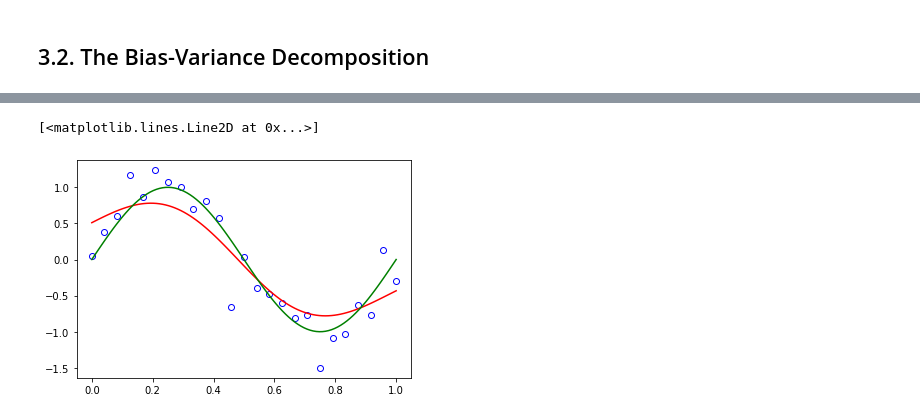
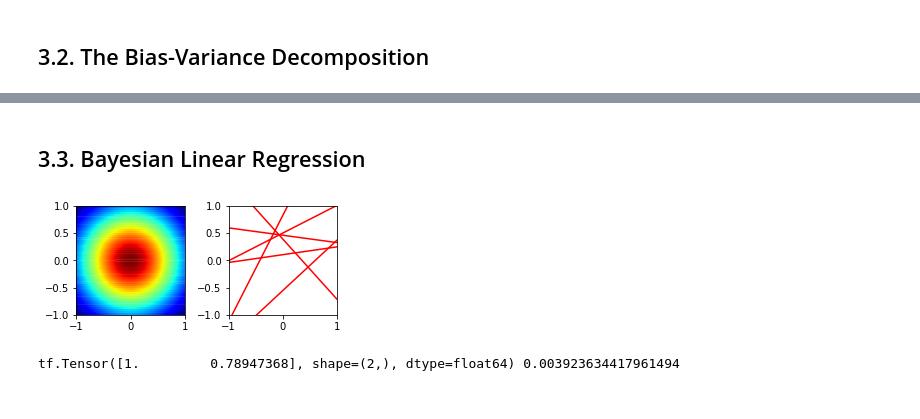
Before and after one commit to bt22dr/PRML, a Jupyter notebook: PRML_chapter_3.ipynb, the cells around one changed output, grey strips where cells are left out. Drawn from its saved outputs; the diff is of its cells as text; code cells hidden in the pictures.

```diff
--- a/PRML_chapter_3.ipynb
+++ b/PRML_chapter_3.ipynb
@@ -313,26 +312,22 @@ for i, lamb in enumerate(lamb_list):
-# %%
-M = 25
-x, t = create_toy_data(sinusoidal, M, 0.25)
-
-design_mat = gaussian_basis_functions(x, np.linspace(0, 1, M), 0.2)
-lamb = 10.0
-I = tf.eye(M, dtype=tf.float64)
-w = tf.linalg.matvec(
-    tf.linalg.matmul(
-        tf.linalg.inv(
-            tf.add(
-                lamb * I,
-                tf.linalg.matmul(tf.transpose(design_mat), design_mat))),
-        tf.transpose(design_mat)),
-    t) # 식 3.28
-
-plot_x = tf.cast(np.linspace(0, 1, 100), tf.float64)
-design_mat = gaussian_basis_functions(plot_x, np.linspace(0, 1, M), 0.2)
-plot_y = tf.linalg.matvec(design_mat, w)
-
-plt.plot(x, t, 'bo', markerfacecolor='none')
-plt.plot(plot_x, plot_y, 'r')
-plt.plot(plot_x, tf.sin(2 * math.pi * plot_x), 'g')
-# %% [output]
-[<matplotlib.lines.Line2D at 0x...>]
-[figure, removed]
+# %% [markdown]
+## 3.3. Bayesian Linear Regression
+# %%
+a0, a1 = -0.3, 0.5
+alpha, beta = 2.0, 25
+N = 20
+
+def linear(x):
+  return a0 + a1 * x
+
+x, t = create_toy_data(linear, N, beta, [-1, 1])
+# %%
+x, t = create_toy_data(linear, 20, 0.1, [-1, 1])
+x_plot = np.linspace(-1, 1, 100)
+w0, w1 = np.meshgrid(
+    np.linspace(-1, 1, 100),
+    np.linspace(-1, 1, 100))
+w = np.array([w0, w1]).transpose(1, 2, 0)
+# %%
+M = 2
+X = polynomial_basis_functions(x, M)
+X_plot = polynomial_basis_functions(x_plot, M)
@@ -338,0 +386,31 @@ plt.plot(plot_x, tf.sin(2 * math.pi * plot_x), 'g')
+# %%
+u1_lim = -1, 1
+u2_lim = -1, 1
+u1 = np.linspace(*u1_lim, num=100)
+u2 = np.linspace(*u2_lim, num=100)
+u_grid = np.stack(np.meshgrid(u1, u2), axis=-1)
+u_grid = np.reshape(u_grid, [-1, 2])
+# %%
+plt.figure(figsize=(5,2))
+
+ax = plt.subplot(1, 2, 1)
+q0 = prior.pdf(u_grid)
+plt.hexbin(u_grid[:,0], u_grid[:,1], C=q0.numpy(), cmap='jet')
+plt.gca().set_aspect('equal')
+plt.xlim([-1, 1])
+plt.ylim([-1, 1])
+
+ax = plt.subplot(1, 2, 2)
+ws = prior.sample(6)
+Y_plot = X_plot @ ws.T
+for i in range(6):
+  plt.plot(x_plot, Y_plot[:,i], c="r")
+plt.xlim(-1, 1)
+plt.ylim(-1, 1)
+plt.gca().set_aspect('equal')
+# %% [output]
+[figure, added]
+# %%
+print(X[0], t[0])
+# %% [output]
+tf.Tensor([1.         0.78947368], shape=(2,), dtype=float64) 0.003923634417961494
```
Also changed, not shown: parts of 20 cells of this notebook.
